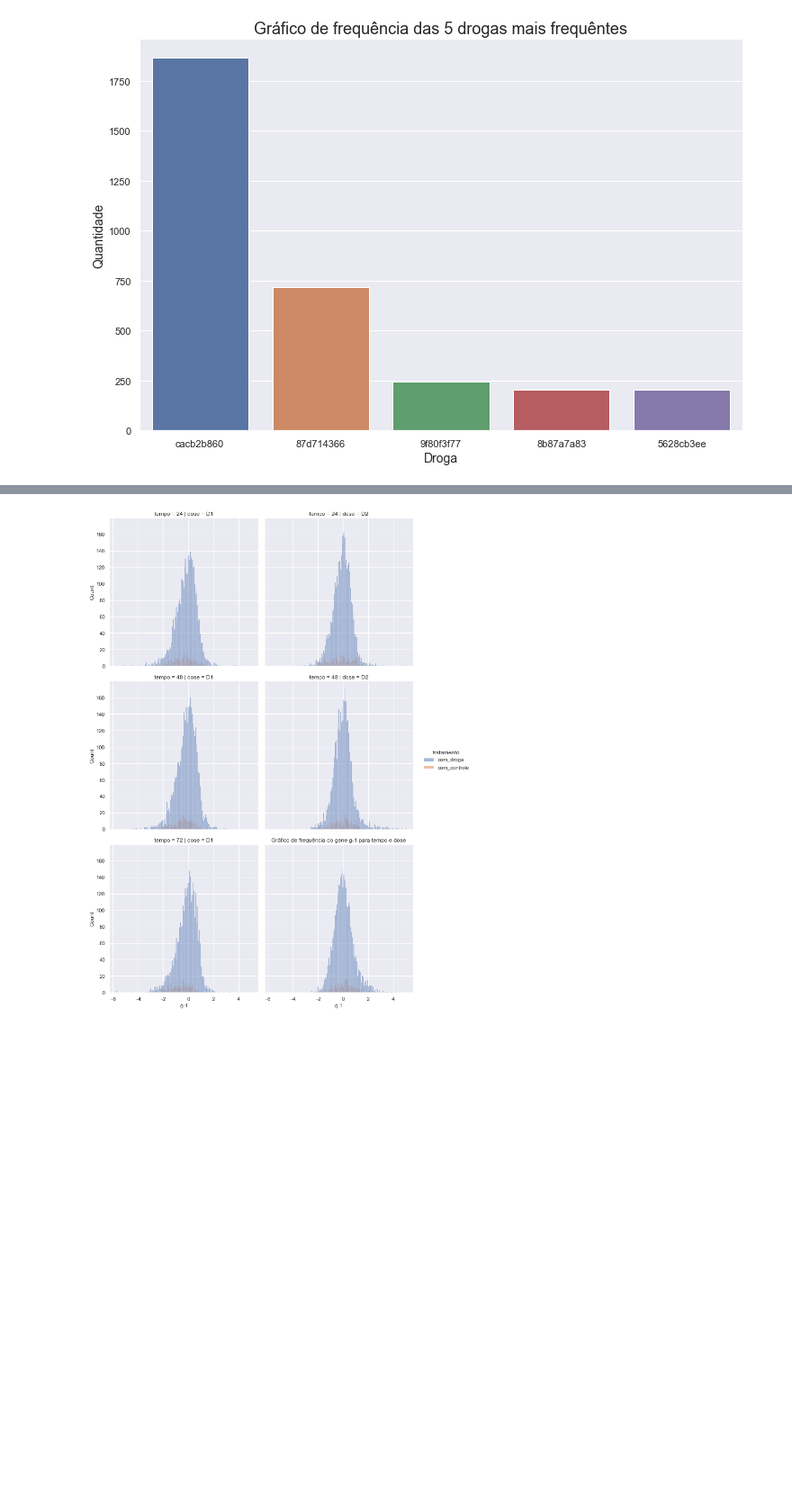
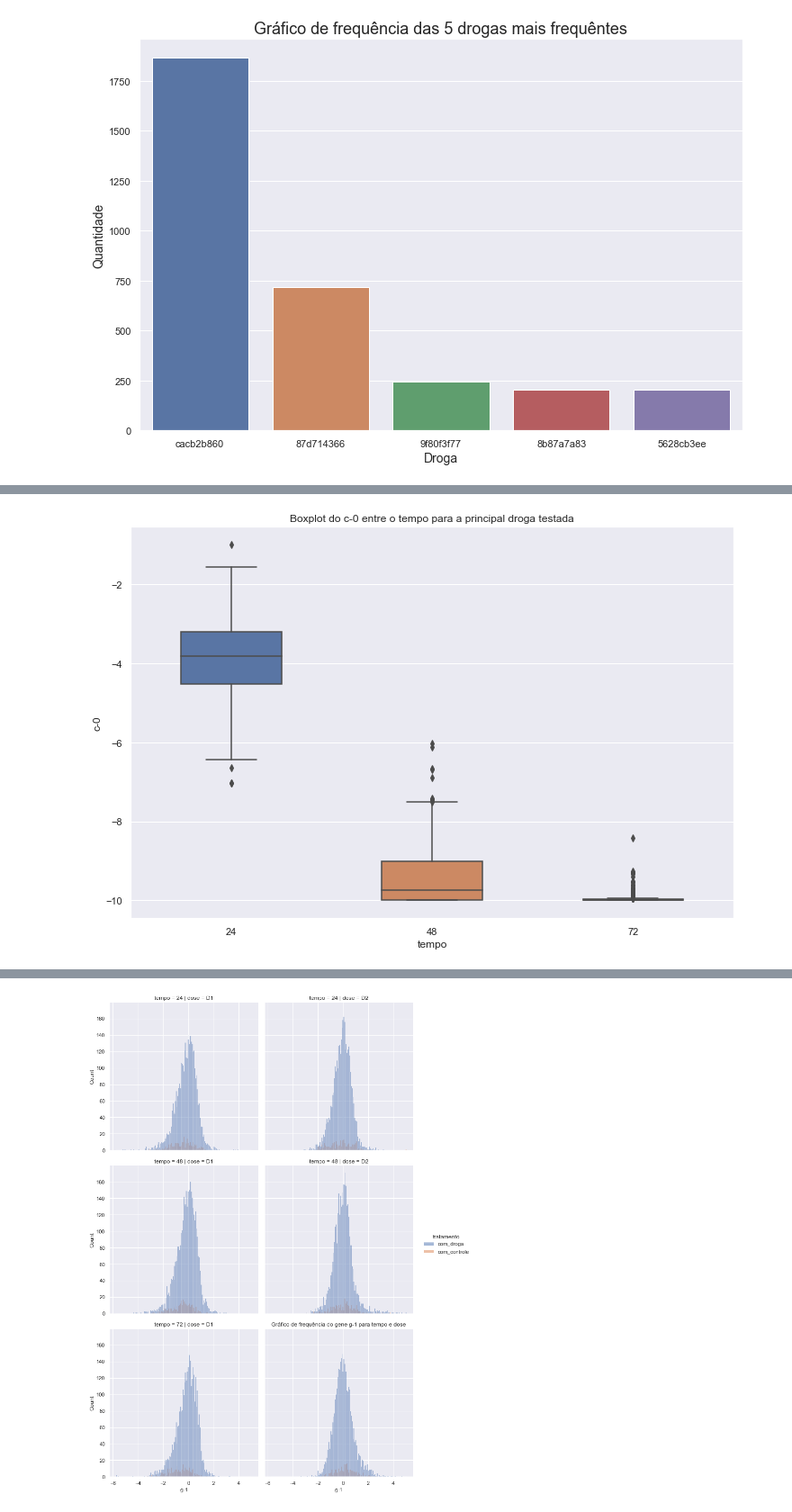
Before and after one commit to guilhermebap/imersao-dados-desafio-final, a Jupyter notebook: Notebooks/main.ipynb, the cells around one changed output, grey strips where cells are left out. Shown at 90% size. Drawn from its saved outputs; the diff is of its cells as text; code cells hidden in the pictures; blank space fills up the shorter version.

```diff
--- a/Notebooks/main.ipynb
+++ b/Notebooks/main.ipynb
@@ -154,0 +161,7 @@ plt.show()
+# %%
+plt.figure(figsize=(12,8))
+ax = sns.boxplot(y='c-0', x='tempo', data=dados_combinados.query('droga == @principais_drogas[1]'), width=0.5)
+ax.set_title('Boxplot do c-0 entre o tempo para a principal droga testada')
+plt.show()
+# %% [output]
+[figure, added]
```
Also changed, not shown: parts of 19 cells of this notebook.
